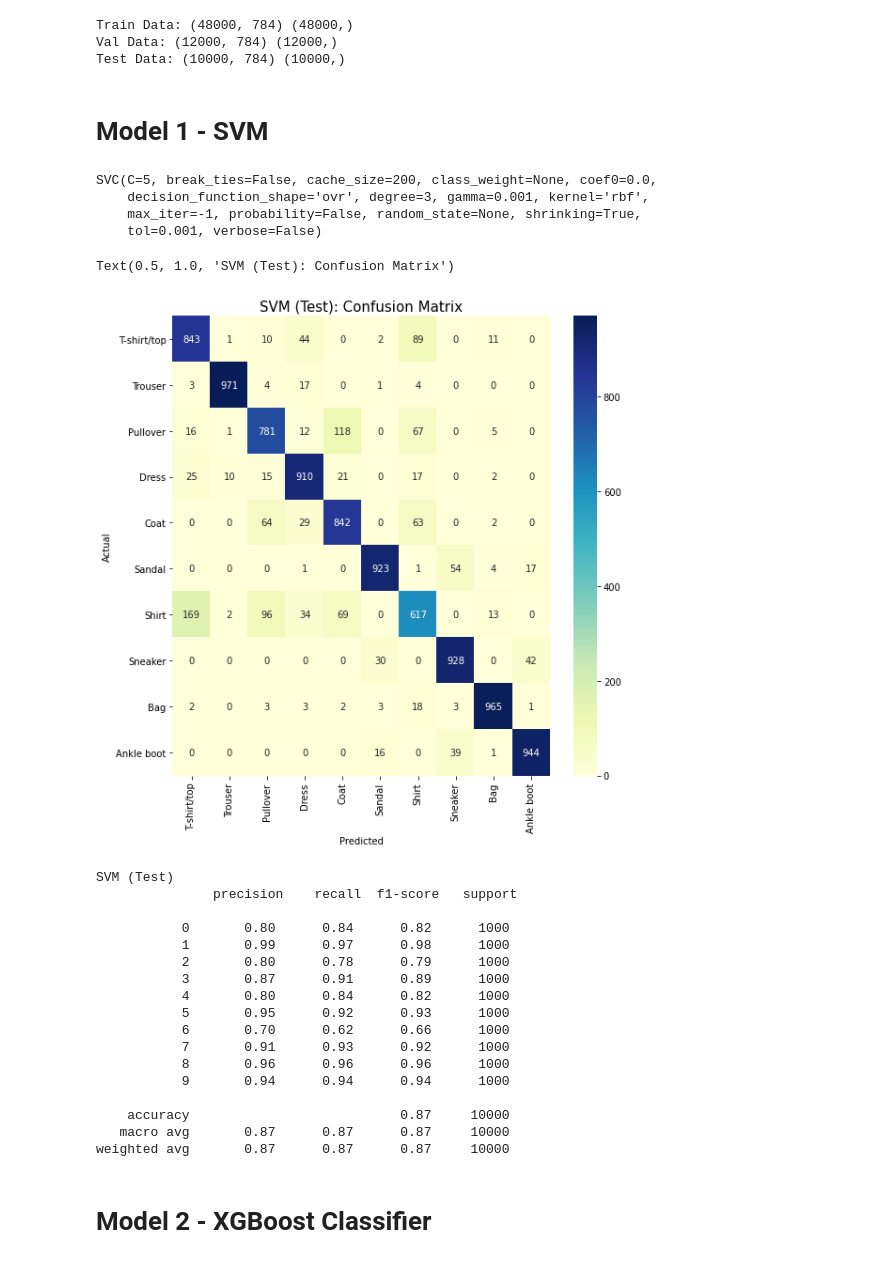
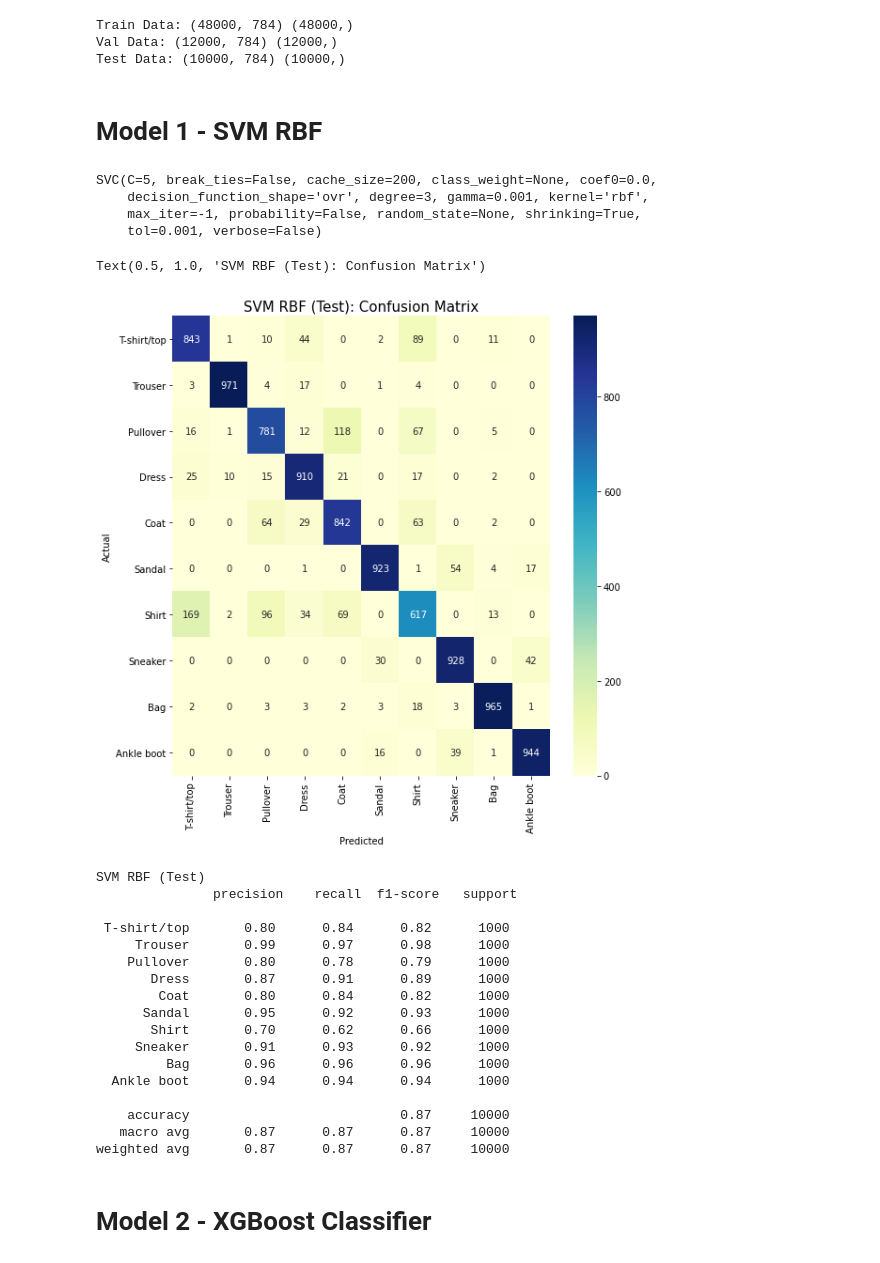
Before and after one commit to vivianah/fashion-mnsit-deeplearning, a Jupyter notebook: notebooks/mnist_fashion_analysis.ipynb, the cells around one changed output. Saved outputs shown, nothing was run; the diff lists cells and outputs as text; code cells hidden in the pictures.

```diff
--- a/notebooks/mnist_fashion_analysis.ipynb
+++ b/notebooks/mnist_fashion_analysis.ipynb
@@ -216,16 +219,7 @@ plt.show()
 # %%
 # Umap data
 import umap
-data = train.iloc[:, 1:].values.astype(np.float32)
-target = train['label'].values
+data = X.values.astype(np.float32)
+target = y
 reduce = umap.UMAP(random_state = 223) #just for reproducibility
 embedding = reduce.fit_transform(data)
-
-# umap visualization
-df = pd.DataFrame(embedding, columns=('x', 'y'))
-df["class"] = target
-sns.set_style("whitegrid", {'axes.grid' : False})
-#adjusting plot dots with plot_kws
-ax = sns.pairplot(x_vars = ["x"], y_vars = ["y"],data = df,
-             hue = "class",size=11, plot_kws={"s": 10})
-ax.fig.suptitle('Fashion MNIST clustered with UMAP')
@@ -241,7 +247,7 @@ Train Data: (48000, 784) (48000,)
 Val Data: (12000, 784) (12000,)
 Test Data: (10000, 784) (10000,)
 # %% [markdown]
-# Model 1 - SVM
+# Model 1 - SVM RBF
 # %%
 sv = svm.SVC(C = 5, gamma = 0.001)
 sv.fit(X,y)
@@ -253,35 +259,35 @@ SVC(C=5, break_ties=False, cache_size=200, class_weight=None, coef0=0.0,
 # %%
 sv_pred = sv.predict(X_test)
 
 # plot confusion matrix
 svm_cm = confusion_matrix(y_test, sv_pred)
 
 plt.figure(figsize=(9,9))
 sns.heatmap(svm_cm, annot=True, fmt='1', xticklabels = target_names, yticklabels = target_names, cmap="YlGnBu")
 plt.ylabel('Actual')
 plt.xlabel('Predicted');
-plt.title('SVM (Test): Confusion Matrix', size = 15)
+plt.title('SVM RBF (Test): Confusion Matrix', size = 15)
 # %% [output]
-Text(0.5, 1.0, 'SVM (Test): Confusion Matrix')
+Text(0.5, 1.0, 'SVM RBF (Test): Confusion Matrix')
-[figure, old version]
+[figure, new version]
 # %%
 # classification report - test
-cr_svm = classification_report(y_test, sv_pred)
-print('SVM (Test) \n', cr_svm)
+cr_svm = classification_report(y_test, sv_pred, target_names = target_names)
+print('SVM RBF (Test) \n', cr_svm)
 # %% [output]
-SVM (Test)
+SVM RBF (Test)
                precision    recall  f1-score   support
 
-           0       0.80      0.84      0.82      1000
-           1       0.99      0.97      0.98      1000
-           2       0.80      0.78      0.79      1000
-           3       0.87      0.91      0.89      1000
-           4       0.80      0.84      0.82      1000
-           5       0.95      0.92      0.93      1000
-           6       0.70      0.62      0.66      1000
-           7       0.91      0.93      0.92      1000
-           8       0.96      0.96      0.96      1000
-           9       0.94      0.94      0.94      1000
+ T-shirt/top       0.80      0.84      0.82      1000
+     Trouser       0.99      0.97      0.98      1000
+    Pullover       0.80      0.78      0.79      1000
+       Dress       0.87      0.91      0.89      1000
+        Coat       0.80      0.84      0.82      1000
+      Sandal       0.95      0.92      0.93      1000
+       Shirt       0.70      0.62      0.66      1000
+     Sneaker       0.91      0.93      0.92      1000
+         Bag       0.96      0.96      0.96      1000
+  Ankle boot       0.94      0.94      0.94      1000
 
     accuracy                           0.87     10000
    macro avg       0.87      0.87      0.87     10000
```
Also changed, not shown: parts of 40 cells of this notebook.
